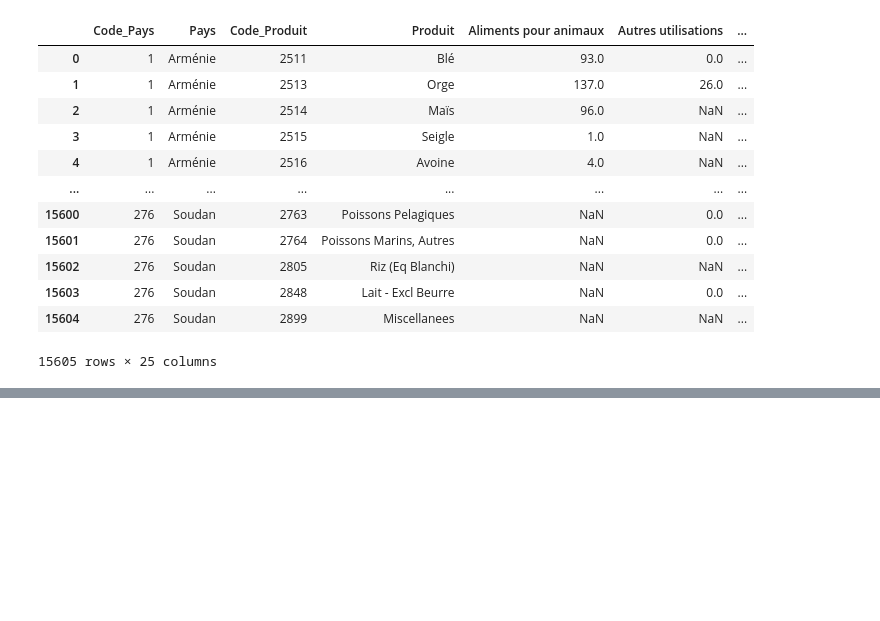
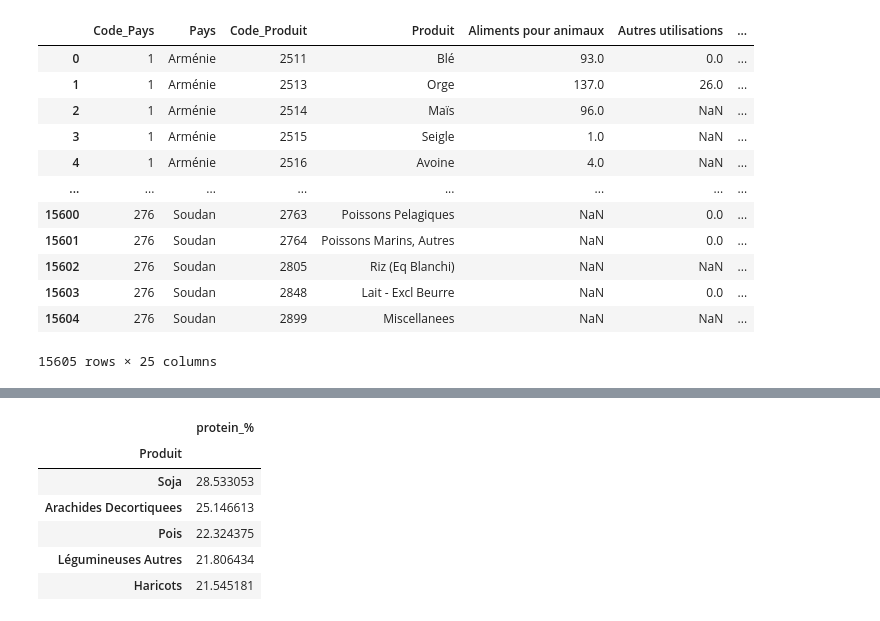
Before and after one commit to Lorenzo1208/Brief_fao, a Jupyter notebook: FAO.ipynb, the cells around one changed output, grey strips where cells are left out. Saved outputs shown, nothing was run; the diff lists cells and outputs as text; code cells hidden in the pictures; blank space fills up the shorter version.

```diff
--- a/FAO.ipynb
+++ b/FAO.ipynb
@@ -371,0 +383,11 @@ question5_ratios.sort_values("ratio_kcal/kg", ascending=False)[:5]
+# %%
+question5_ratios_prot = pd.DataFrame({"protein_%": question5_ratio_proteins_per_kg})
+question5_ratios_prot.sort_values("protein_%", ascending=False)[:5]
+# %% [output]
+|  | protein_% |
+| Produit |  |
+| Soja | 28.533053 |
+| Arachides Decortiquees | 25.146613 |
+| Pois | 22.324375 |
+| Légumineuses Autres | 21.806434 |
+| Haricots | 21.545181 |
```
Also changed, not shown: parts of 1 cell of this notebook.
